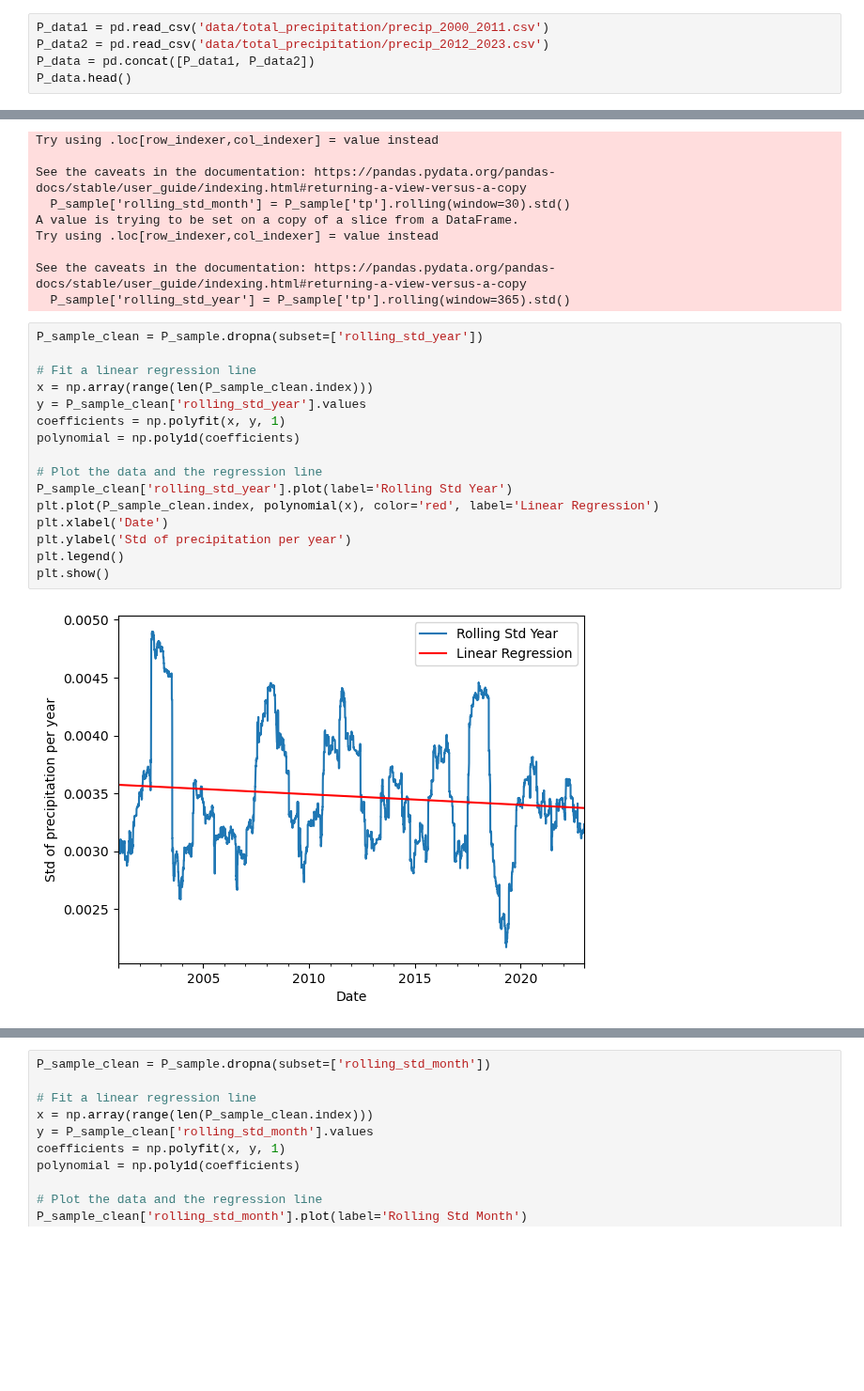
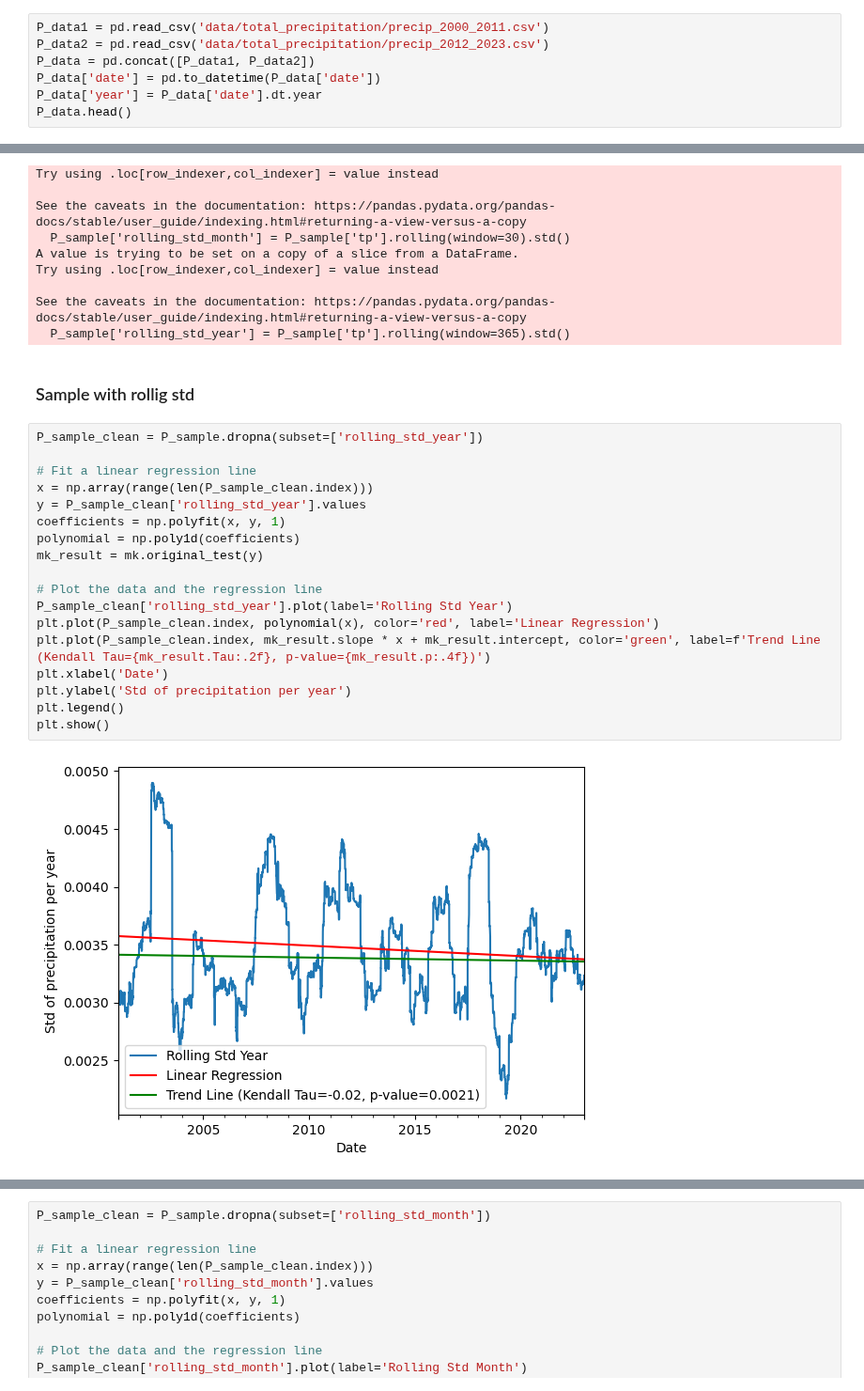
Before and after one commit to JohannaTrost/MSC24-WBM, a Jupyter notebook: analyse_existing_trends.ipynb, the cells around one changed output, grey strips where cells are left out. Shown at 94% size. Saved outputs shown, nothing was run; the diff lists cells and outputs as text; blank space fills up the shorter version.

Commit message:
MK Test added

```diff
--- a/analyse_existing_trends.ipynb
+++ b/analyse_existing_trends.ipynb
@@ -12,5 +15,7 @@ import cartopy.feature as cfeature
 P_data1 = pd.read_csv('data/total_precipitation/precip_2000_2011.csv')
 P_data2 = pd.read_csv('data/total_precipitation/precip_2012_2023.csv')
 P_data = pd.concat([P_data1, P_data2])
+P_data['date'] = pd.to_datetime(P_data['date'])
+P_data['year'] = P_data['date'].dt.year
 P_data.head()
 # %% [output]
@@ -56,21 +61,25 @@ Try using .loc[row_indexer,col_indexer] = value instead
 
 See the caveats in the documentation: https://pandas.pydata.org/pandas-docs/stable/user_guide/indexing.html#returning-a-view-versus-a-copy
   P_sample['rolling_std_year'] = P_sample['tp'].rolling(window=365).std()
+# %% [markdown]
+### Sample with rollig std
 # %%
 P_sample_clean = P_sample.dropna(subset=['rolling_std_year'])
 
 # Fit a linear regression line
 x = np.array(range(len(P_sample_clean.index)))
 y = P_sample_clean['rolling_std_year'].values
 coefficients = np.polyfit(x, y, 1)
 polynomial = np.poly1d(coefficients)
+mk_result = mk.original_test(y)
 
 # Plot the data and the regression line
 P_sample_clean['rolling_std_year'].plot(label='Rolling Std Year')
 plt.plot(P_sample_clean.index, polynomial(x), color='red', label='Linear Regression')
+plt.plot(P_sample_clean.index, mk_result.slope * x + mk_result.intercept, color='green', label=f'Trend Line (Kendall Tau={mk_result.Tau:.2f}, p-value={mk_result.p:.4f})')
 plt.xlabel('Date')
 plt.ylabel('Std of precipitation per year')
 plt.legend()
 plt.show()
 # %% [output]
-[figure, old version]
+[figure, new version]
```
Also changed, not shown: parts of 11 cells of this notebook.
